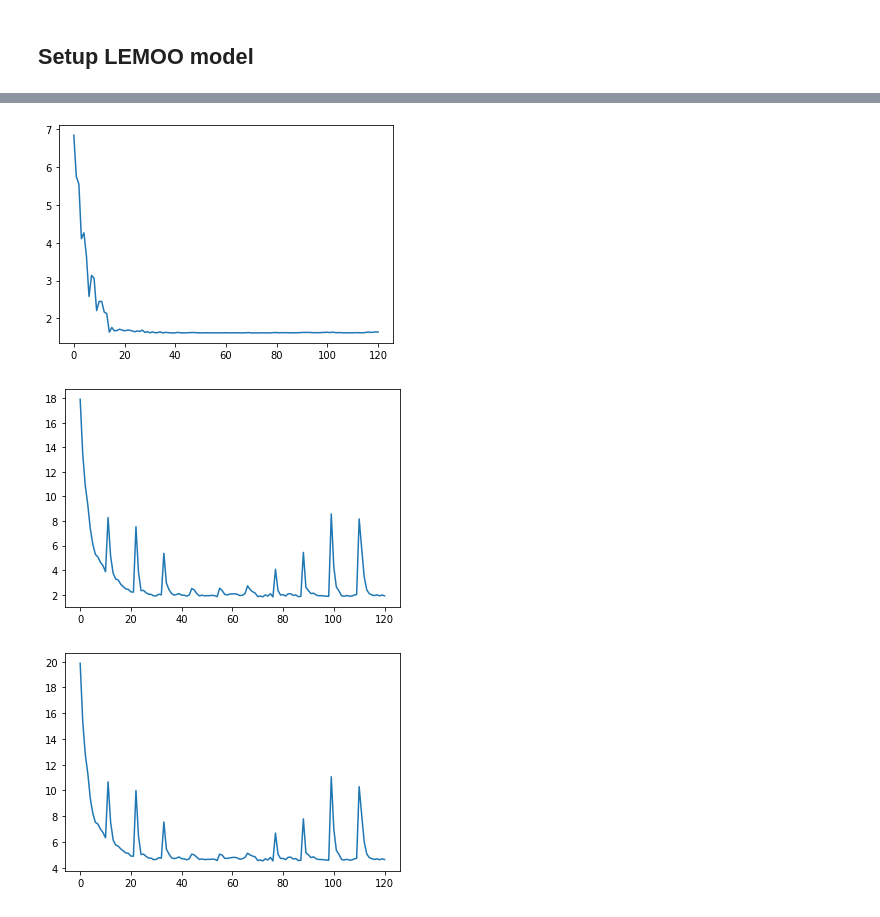
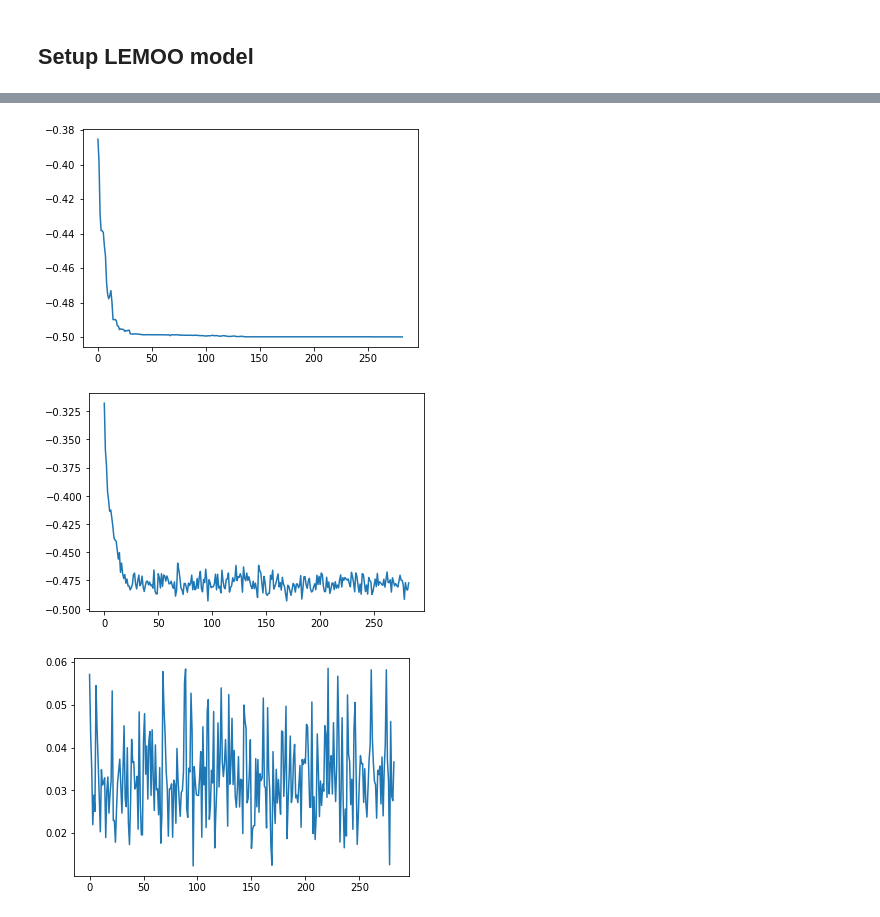
Before and after one commit to gialmisi/XLEMOO, a Jupyter notebook: notebooks/Testing.ipynb, the cells around one changed output, grey strips where cells are left out. Cells and saved outputs as stored; diff of their text form; code cells hidden in the pictures.

```diff
--- a/notebooks/Testing.ipynb
+++ b/notebooks/Testing.ipynb
@@ -18,37 +35,43 @@ from imodels import C45TreeClassifier
 # %% [markdown]
 ## Define problem
 # %%
-n_objectives = 3
-n_variables = 4
-problem = test_problem_builder("DTLZ7", n_variables, n_objectives)
+n_objectives = 4
+n_variables = 5
+problem = test_problem_builder("DTLZ2", n_variables, n_objectives)
+# problem = river_pollution_problem()
 # %% [markdown]
 ## Setting model parameters
 # %%
-ref_point = np.zeros(n_objectives)
-fitness_fun = asf_wrapper(GuessASF(np.ones(n_objectives)), {"reference_point": ref_point})
+nadir = np.ones(n_objectives)
+ideal = np.zeros(n_objectives)
+ref_point = ideal
+fitness_fun = asf_wrapper(GuessASF(nadir), {"reference_point": ref_point})
+
+# fitness_fun = naive_sum
 
 lem_params = LEMParams(
     n_total_iterations=10,
-    n_ea_gen_per_iter=10,
+    n_ea_gen_per_iter=25,
     n_ml_gen_per_iter=1,
     use_ea=True,
     use_ml=True,
-    fitness_indicator=fitness_fun
+    fitness_indicator=fitness_fun,
+    past_gens_to_consider=10
 )
 
 ea_params = EAParams(
-    population_size=50,
+    population_size=32,
     cross_over_op=SBX_xover(),
     mutation_op=BP_mutation(problem.get_variable_lower_bounds(), problem.get_variable_upper_bounds()),
-    selection_op=TournamentSelection(None, tournament_size=2),
-    population_init_design="RandomDesign"
+    selection_op=TournamentSelection(None, tournament_size=4),
+    population_init_design="LHSDesign"
 )
 
 # ml = DecisionTreeClassifier(random_state=0)
 ml = DecisionTreeClassifier()
 ml_params = MLParams(
-    H_split=0.3,
-    L_split=0.3,
+    H_split=0.2,
+    L_split=0.2,
     ml_model=ml,
     ml_fitness=fitness_fun
 )
@@ -58,6 +81,6 @@ ml_params = MLParams(
 lemoo = LEMOO(problem, lem_params, ea_params, ml_params)
 # %%
 lemoo.reset_population()
-history = lemoo.run()
+history = lemoo.run()[3:]
 # %% [output]
 starting learning mode
@@ -83,15 +119,15 @@ def plot_best_fitness(population, fitness_fun):
 # %%
 plot_best_fitness(history, fitness_fun)
 # %% [output]
-[figure, old version]
+[figure, new version]
 # %%
 plot_mean_fitness(history, fitness_fun)
 # %% [output]
-[figure, old version]
+[figure, new version]
 # %%
-plot_mean_fitness(history, naive_sum)
+plot_std_fitness(history, fitness_fun)
 # %% [output]
-[figure, old version]
+[figure, new version]
 # %%
 tree.plot_tree(lemoo.current_ml_model);
 paths = find_all_paths(lemoo.current_ml_model)
```
Also changed, not shown: parts of 7 cells of this notebook, 6 other files.
